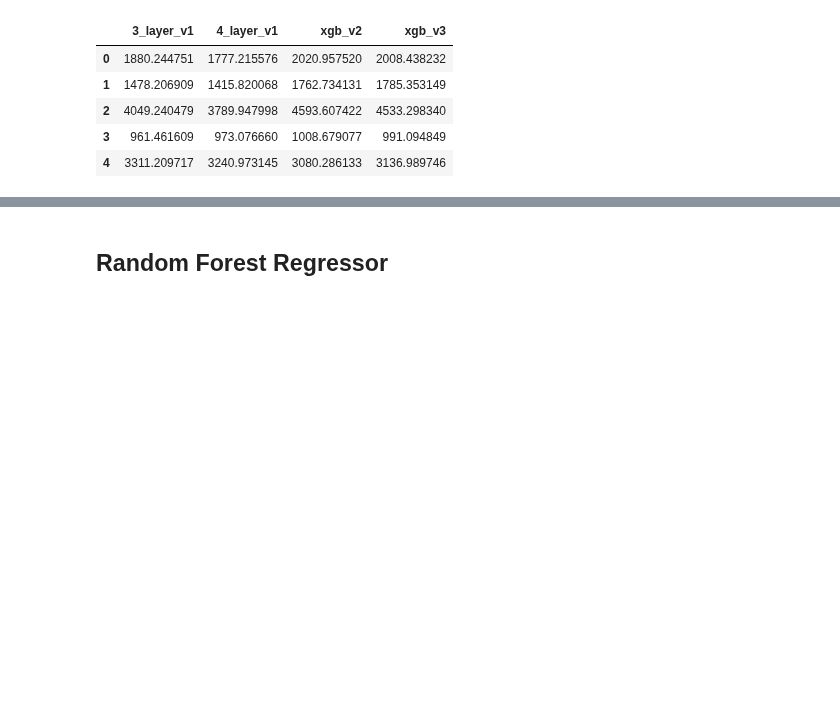
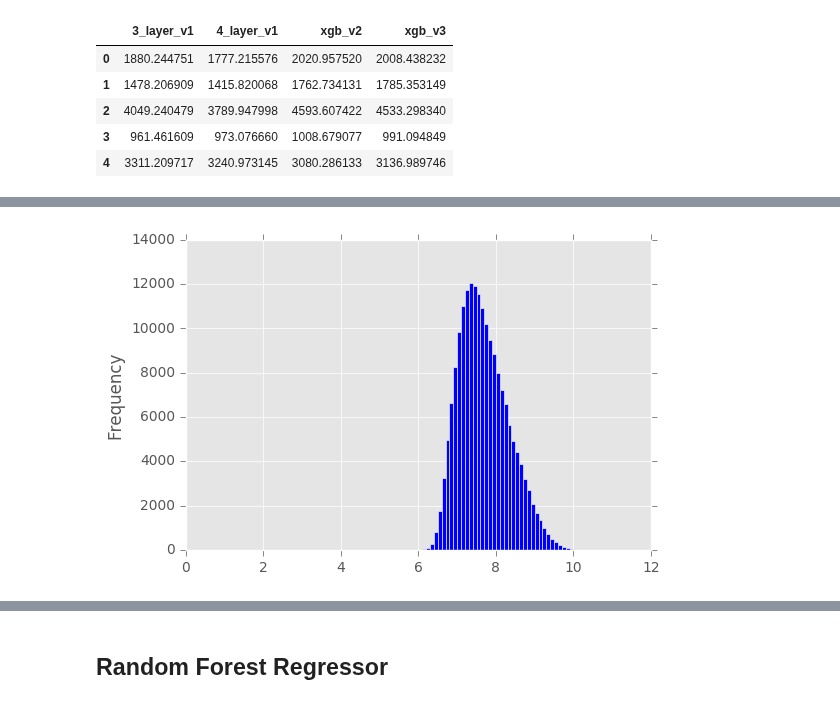
Before and after one commit to Fujiki-Nakamura/MLND, a Jupyter notebook: capstone/stacker.ipynb, the cells around one changed output, grey strips where cells are left out. Drawn from its saved outputs; the diff is of its cells as text; code cells hidden in the pictures; blank space fills up the shorter version.

```diff
--- a/capstone/stacker.ipynb
+++ b/capstone/stacker.ipynb
@@ -109,0 +106,7 @@ mean_absolute_error(y_test, y_pred)
+# %%
+shift = 0
+bins = np.arange(0, 10.5, 0.1)
+np.log(df_stacked['3_layer_v1'] + shift).plot(kind='hist', bins=bins, color='blue')
+plt.show()
+# %% [output]
+[figure, added]
```
Also changed, not shown: parts of 26 cells of this notebook.
